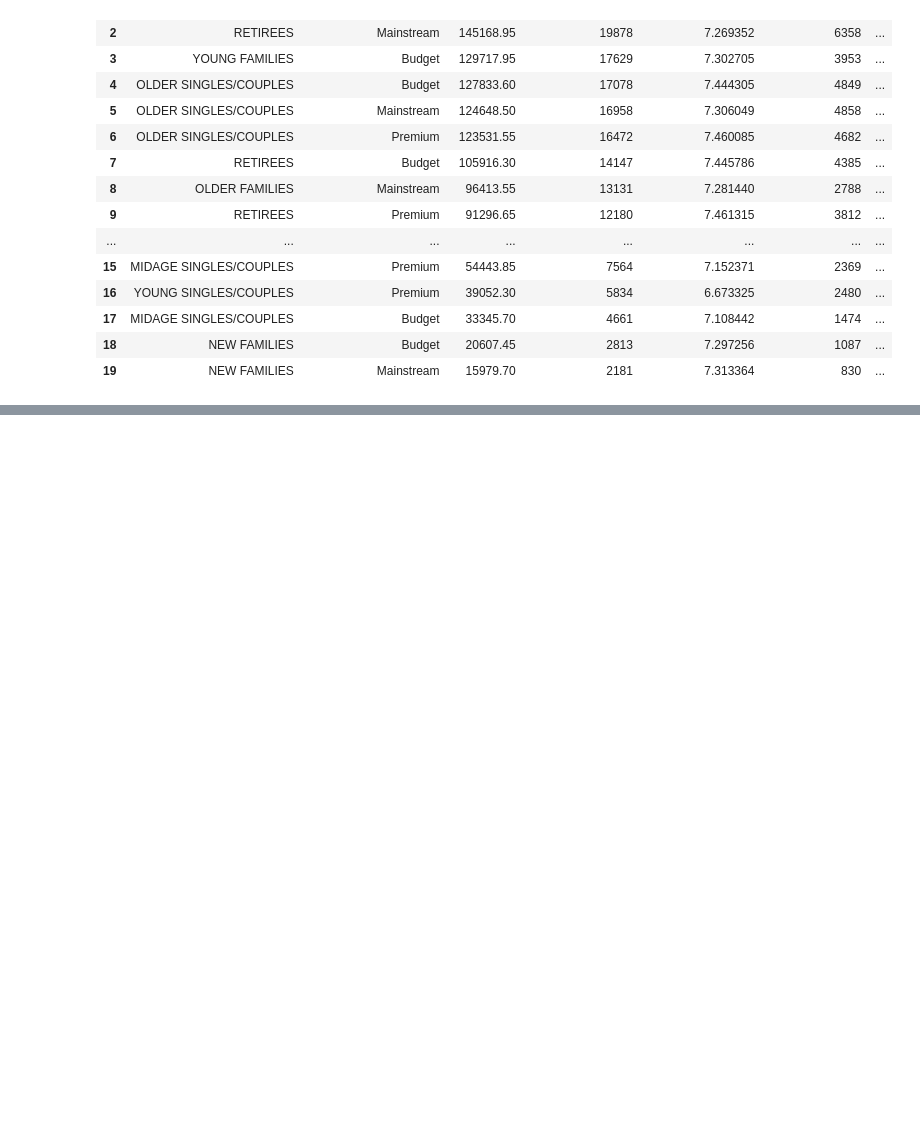
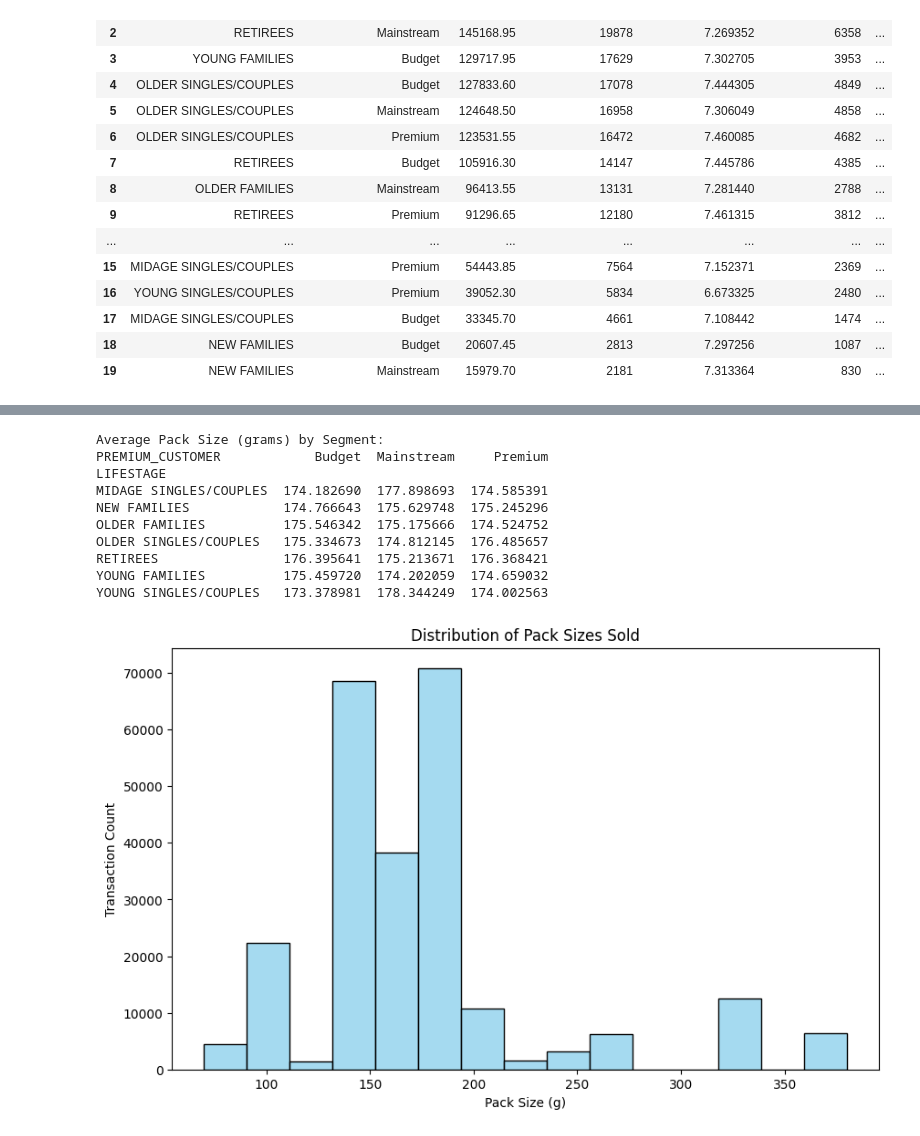
Before and after one commit to JanickVision27/Quantium_DataAnalysis_Project, a Jupyter notebook: First Section/Section_1.ipynb, the cells around one changed output, grey strips where cells are left out. Drawn from its saved outputs; the diff is of its cells as text; code cells hidden in the pictures; blank space fills up the shorter version.

```diff
--- a/First Section/Section_1.ipynb
+++ b/First Section/Section_1.ipynb
@@ -487,0 +520,26 @@ Top Lifestage x Premium segments by sales
+# %%
+# Calculate the average pack size bought by each segment
+pack_size_analysis = merged_data.groupby(['LIFESTAGE', 'PREMIUM_CUSTOMER'])['PACK_SIZE'].mean().unstack()
+
+print("Average Pack Size (grams) by Segment:")
+print(pack_size_analysis)
+
+# Visualize Pack Size Distribution for the whole category
+plt.figure(figsize=(10, 6))
+sns.histplot(merged_data['PACK_SIZE'], bins=15, kde=False, color='skyblue')
+plt.title('Distribution of Pack Sizes Sold')
+plt.xlabel('Pack Size (g)')
+plt.ylabel('Transaction Count')
+plt.show()
+# %% [output]
+Average Pack Size (grams) by Segment:
+PREMIUM_CUSTOMER            Budget  Mainstream     Premium
+LIFESTAGE
+MIDAGE SINGLES/COUPLES  174.182690  177.898693  174.585391
+NEW FAMILIES            174.766643  175.629748  175.245296
+OLDER FAMILIES          175.546342  175.175666  174.524752
+OLDER SINGLES/COUPLES   175.334673  174.812145  176.485657
+RETIREES                176.395641  175.213671  176.368421
+YOUNG FAMILIES          175.459720  174.202059  174.659032
+YOUNG SINGLES/COUPLES   173.378981  178.344249  174.002563
+[figure, added]
```
Also changed, not shown: parts of 5 cells of this notebook.
